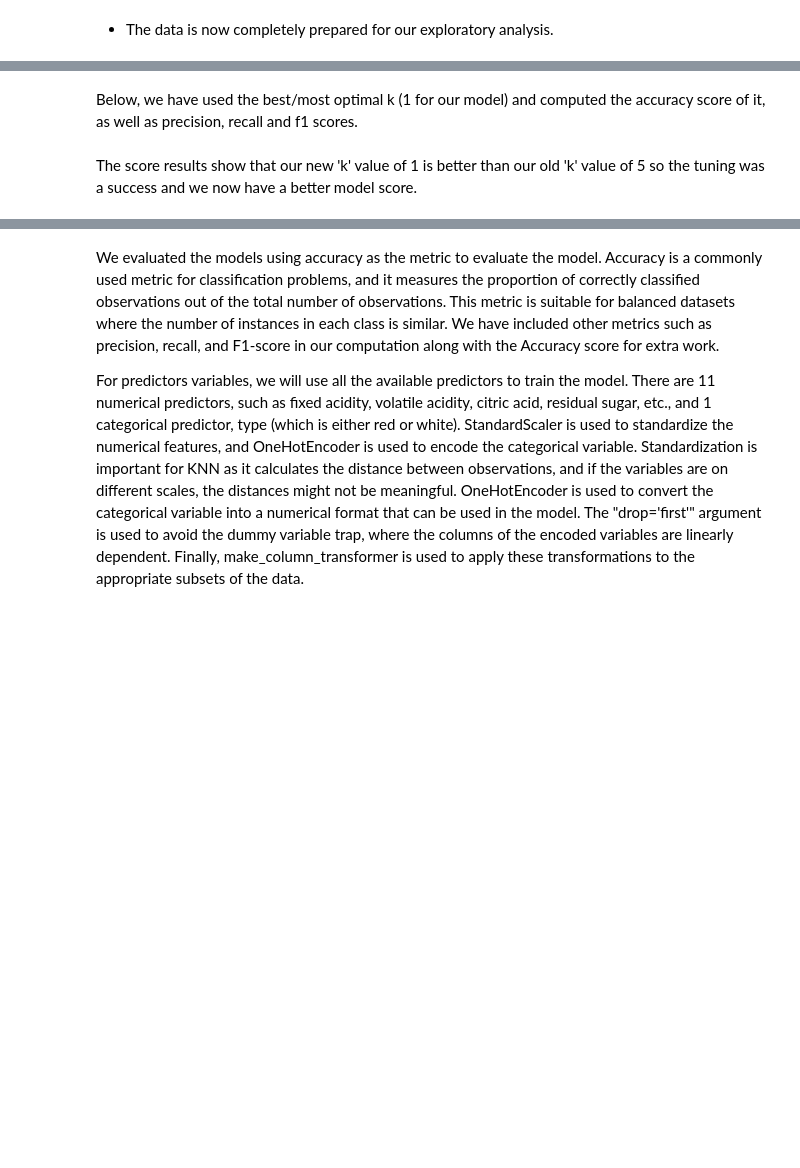
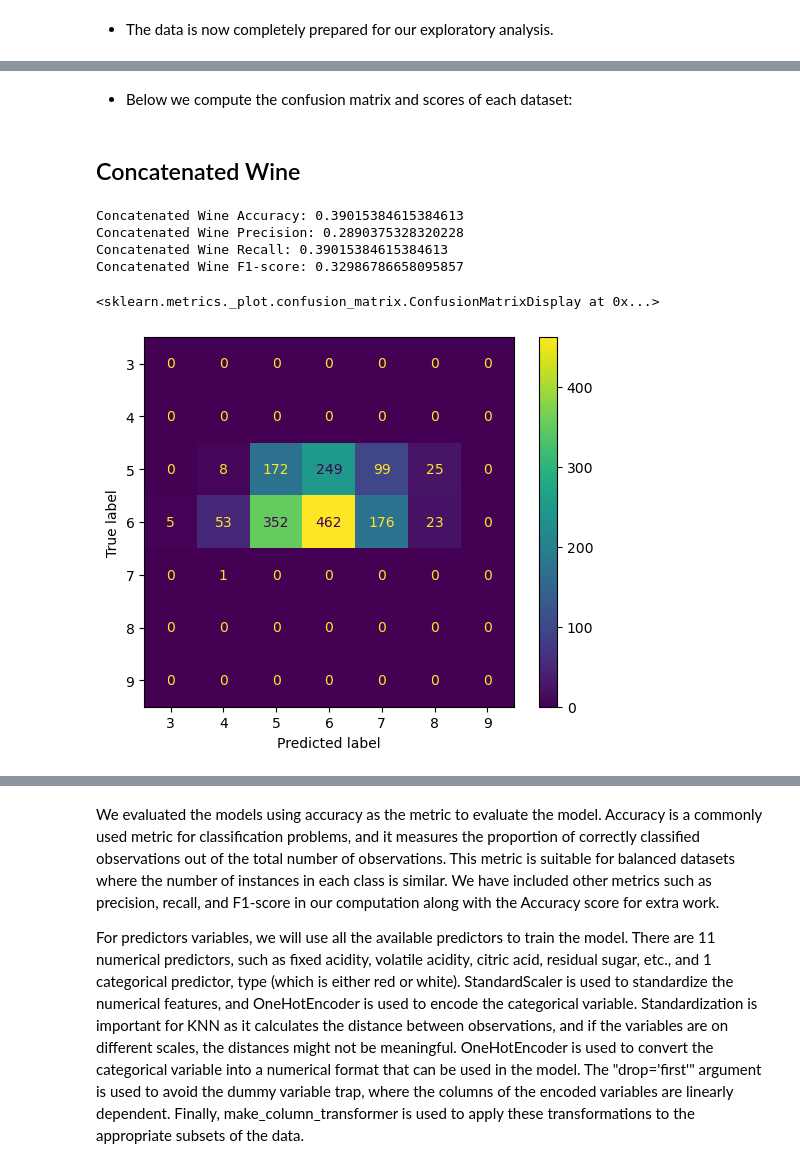
Before and after one commit to macy-k/group-3-DSCI-project, a Jupyter notebook: ProjectReport.ipynb, the cells around one changed output, grey strips where cells are left out. Cells and saved outputs as stored; diff of their text form; code cells hidden in the pictures; blank space fills up the shorter version.

Commit message:
Finished analysis and result viz
A lot happened. Includes my attempt at balancing.

```diff
--- a/ProjectReport.ipynb
+++ b/ProjectReport.ipynb
@@ -292,17 +372,21 @@ features_numerical = [
     'pH', 'sulphates', 'alcohol'
 ]
 
-
+# concatenated wine training data
 ct = make_column_transformer(
     (StandardScaler(), features_numerical),
-    (OneHotEncoder(), features_categorical)
+    (OneHotEncoder(drop="first"), features_categorical)
 )
+X_train = ct.fit_transform(X_train_raw)
 
 
-X_train_knn = ct.fit_transform(X_train_raw)
-X_test_knn = ct.transform(X_test_raw)
+# OneHotEncoding wine testing data
+ct = make_column_transformer(
+    (OneHotEncoder(drop="first"), features_categorical)
+)
+X_test = X_test_raw.drop("type", axis=1).assign(type=ct.fit_transform(X_test_raw))
 
-X_train = ct.fit_transform(X_train_raw)
+
 
 # red and white wine data
 ct = make_column_transformer(
@@ -332,0 +449,4 @@ Below, we have performed KNN with k=5 and computed the score of the model.
+# %%
+wine_model = train_tuned_model(X_train, y_train)
+wine_red_model = train_tuned_model(X_train_red, y_train_red)
+wine_white_model = train_tuned_model(X_train_white, y_train_white)
@@ -332,0 +471,10 @@ Below, we have performed KNN with k=5 and computed the score of the model.
+# %%
+best_wine_param = wine_model.best_params_["n_neighbors"]
+best_wine_red_param = wine_red_model.best_params_["n_neighbors"]
+best_wine_white_param = wine_white_model.best_params_["n_neighbors"]
+
+
+
+print("Concatenated wine best N Neighbors: " + str(best_wine_param))
+print("Red wine best N Neighbors: " + str(best_wine_red_param))
+print("White wine best N Neighbors: " + str(best_wine_white_param))
@@ -376,2 +523,0 @@ the best 'k' (the hyperparameter) seems to be 1 for our model
-# %% [markdown]
-Below, we have used the best/most optimal k (1 for our model) and computed the accuracy score of it, as well as precision, recall and f1 scores.
@@ -397,2 +524,14 @@ print("F1-score:", f1)
-# %% [markdown]
-The score results show that our new 'k' value of 1 is better than our old 'k' value of 5 so the tuning was a success and we now have a better model score.
+# %% [markdown]
+* Below we compute the confusion matrix and scores of each dataset:
+# %% [markdown]
+## Concatenated Wine
+# %%
+scores(wine_trained_pred, y_test, "Concatenated Wine")
+matrix(wine_trained_pred, y_test, wine_trained)
+# %% [output]
+Concatenated Wine Accuracy: 0.39015384615384613
+Concatenated Wine Precision: 0.2890375328320228
+Concatenated Wine Recall: 0.39015384615384613
+Concatenated Wine F1-score: 0.32986786658095857
+<sklearn.metrics._plot.confusion_matrix.ConfusionMatrixDisplay at 0x...>
+[figure, added]
```
Also changed, not shown: parts of 32 cells of this notebook, 1 other file.
